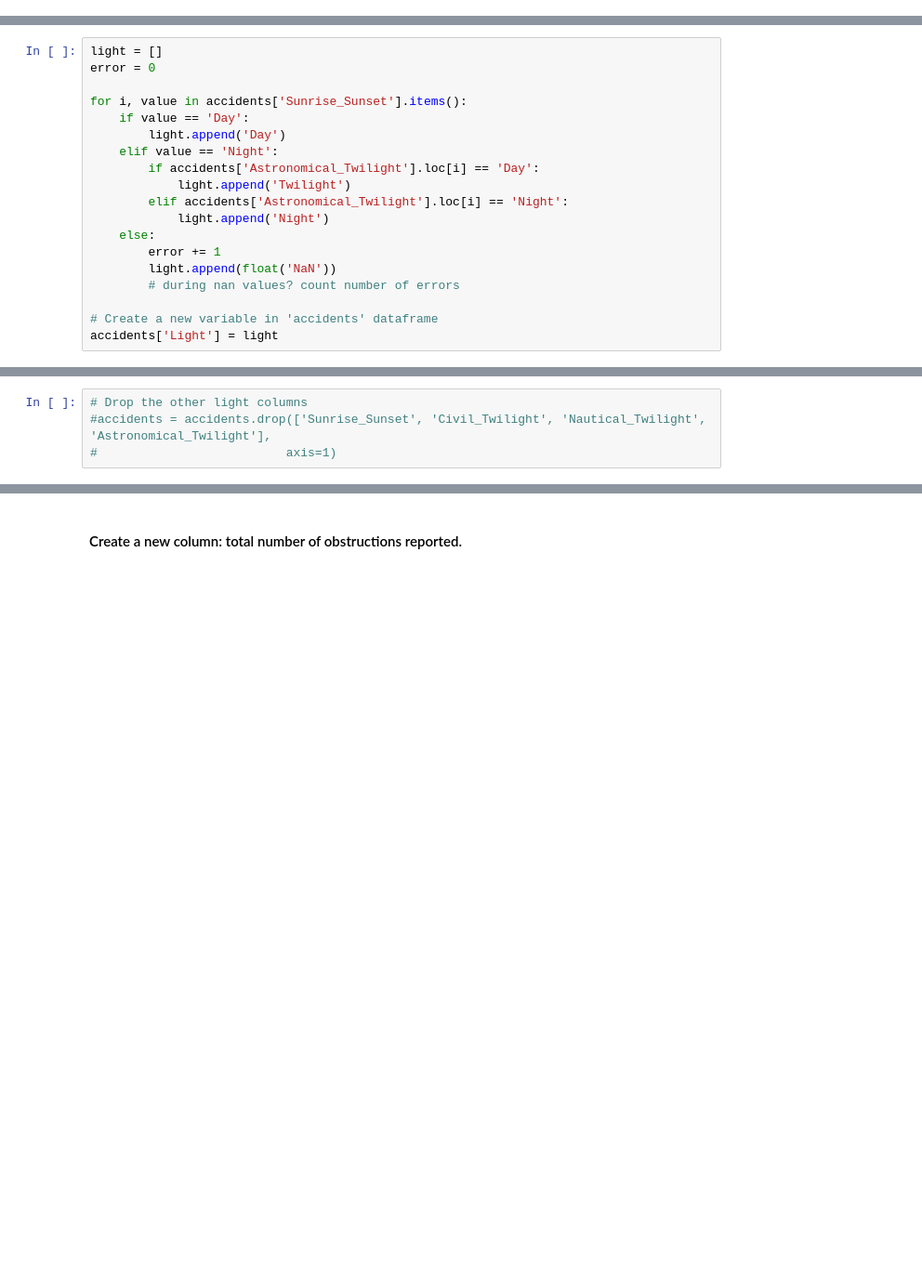
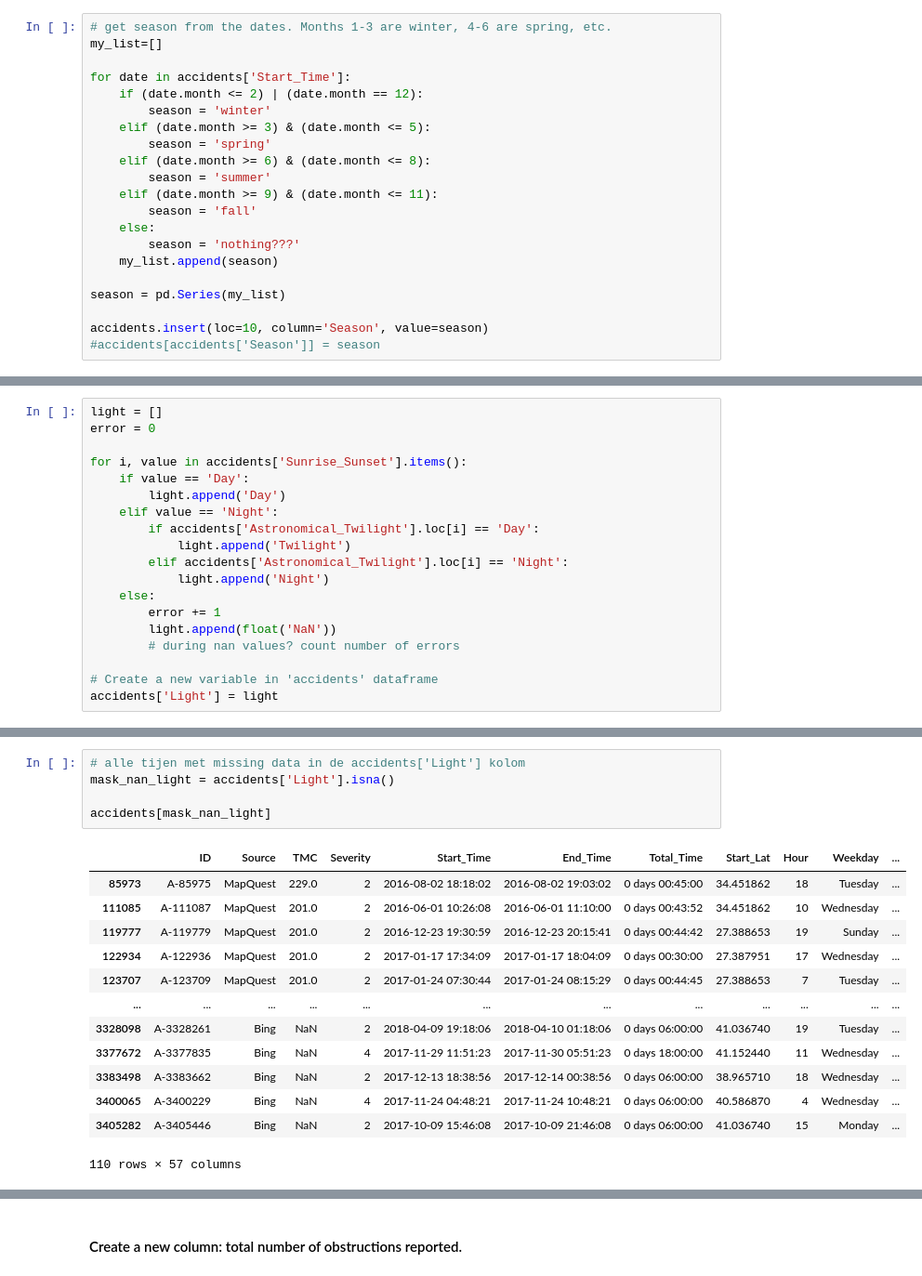
Before and after one commit to terencervl/trafficdataopdr, a Jupyter notebook: accidents_data-cleaningEva.ipynb, the cells around one changed output, grey strips where cells are left out. Shown: that part at 93% size. Drawn from its saved outputs; the diff is of its cells as text; blank space fills up the shorter version.

```diff
--- a/accidents_data-cleaningEva.ipynb
+++ b/accidents_data-cleaningEva.ipynb
@@ -229,0 +184,21 @@ accidents.insert(loc=10, column='Season', value=season)
+# %%
+# get season from the dates. Months 1-3 are winter, 4-6 are spring, etc.
+my_list=[]
+
+for date in accidents['Start_Time']:
+    if (date.month <= 2) | (date.month == 12):
+        season = 'winter'
+    elif (date.month >= 3) & (date.month <= 5):
+        season = 'spring'
+    elif (date.month >= 6) & (date.month <= 8):
+        season = 'summer'
+    elif (date.month >= 9) & (date.month <= 11):
+        season = 'fall'
+    else:
+        season = 'nothing???'
+    my_list.append(season)
+
+season = pd.Series(my_list)
+
+accidents.insert(loc=10, column='Season', value=season)
+#accidents[accidents['Season']] = season
@@ -257,4 +237,19 @@ accidents['Light'].isna().sum()
-# %%
-# Drop the other light columns
-#accidents = accidents.drop(['Sunrise_Sunset', 'Civil_Twilight', 'Nautical_Twilight', 'Astronomical_Twilight'],
-#                          axis=1)
+# %%
+# alle tijen met missing data in de accidents['Light'] kolom
+mask_nan_light = accidents['Light'].isna()
+
+accidents[mask_nan_light]
+# %% [output]
+|  | ID | Source | TMC | Severity | Start_Time | End_Time | Total_Time | Start_Lat | Hour | Weekday | ... |
+| 85973 | A-85975 | MapQuest | 229.0 | 2 | 2016-08-02 18:18:02 | 2016-08-02 19:03:02 | 0 days 00:45:00 | 34.451862 | 18 | Tuesday | ... |
+| 111085 | A-111087 | MapQuest | 201.0 | 2 | 2016-06-01 10:26:08 | 2016-06-01 11:10:00 | 0 days 00:43:52 | 34.451862 | 10 | Wednesday | ... |
+| 119777 | A-119779 | MapQuest | 201.0 | 2 | 2016-12-23 19:30:59 | 2016-12-23 20:15:41 | 0 days 00:44:42 | 27.388653 | 19 | Sunday | ... |
+| 122934 | A-122936 | MapQuest | 201.0 | 2 | 2017-01-17 17:34:09 | 2017-01-17 18:04:09 | 0 days 00:30:00 | 27.387951 | 17 | Wednesday | ... |
+| 123707 | A-123709 | MapQuest | 201.0 | 2 | 2017-01-24 07:30:44 | 2017-01-24 08:15:29 | 0 days 00:44:45 | 27.388653 | 7 | Tuesday | ... |
+| ... | ... | ... | ... | ... | ... | ... | ... | ... | ... | ... | ... |
+| 3328098 | A-3328261 | Bing | NaN | 2 | 2018-04-09 19:18:06 | 2018-04-10 01:18:06 | 0 days 06:00:00 | 41.036740 | 19 | Tuesday | ... |
+| 3377672 | A-3377835 | Bing | NaN | 4 | 2017-11-29 11:51:23 | 2017-11-30 05:51:23 | 0 days 18:00:00 | 41.152440 | 11 | Wednesday | ... |
+| 3383498 | A-3383662 | Bing | NaN | 2 | 2017-12-13 18:38:56 | 2017-12-14 00:38:56 | 0 days 06:00:00 | 38.965710 | 18 | Wednesday | ... |
+| 3400065 | A-3400229 | Bing | NaN | 4 | 2017-11-24 04:48:21 | 2017-11-24 10:48:21 | 0 days 06:00:00 | 40.586870 | 4 | Wednesday | ... |
+| 3405282 | A-3405446 | Bing | NaN | 2 | 2017-10-09 15:46:08 | 2017-10-09 21:46:08 | 0 days 06:00:00 | 41.036740 | 15 | Monday | ... |
+110 rows × 57 columns
```
Also changed, not shown: parts of 11 cells of this notebook.
